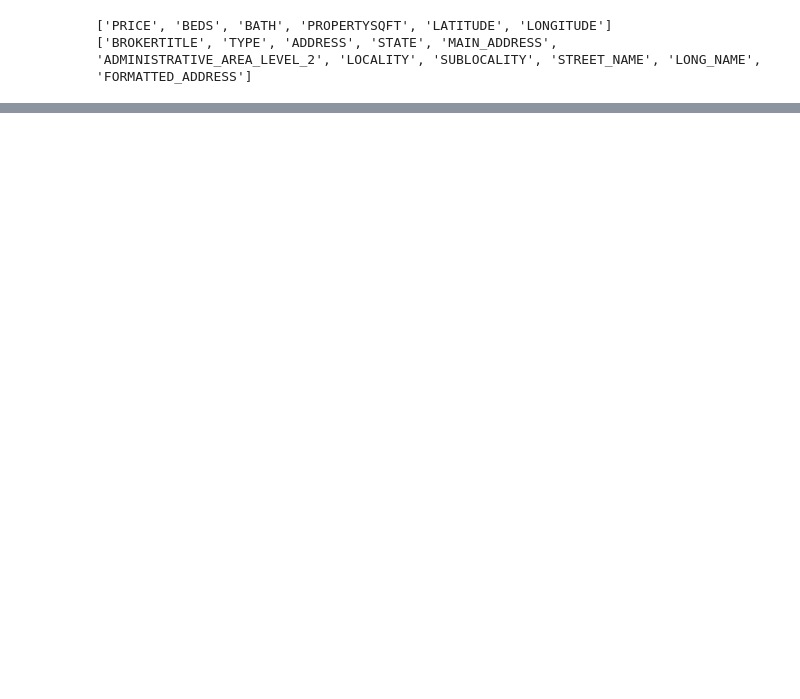
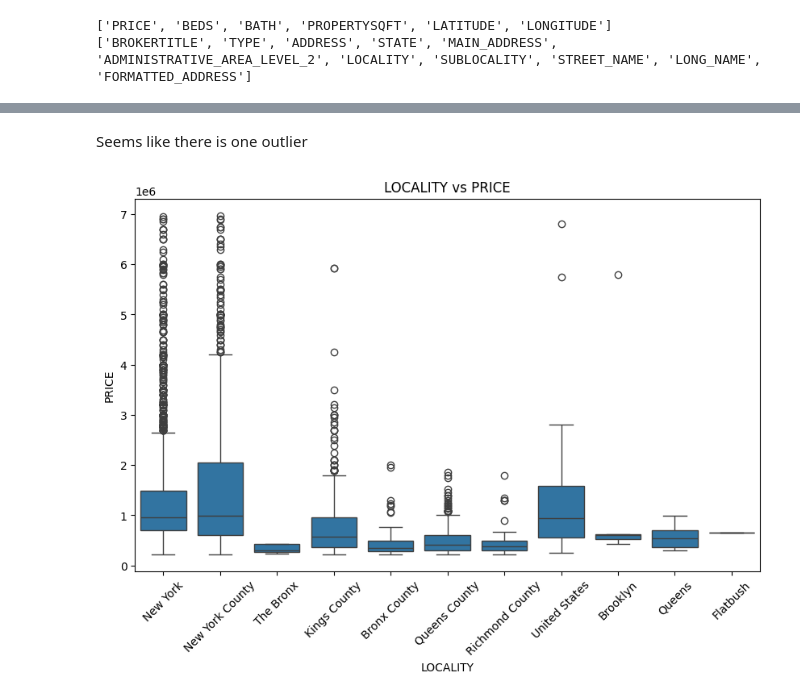
Before and after one commit to amanpreet60/Market_ml_system, a Jupyter notebook: analysis/EDA.ipynb, the cells around one changed output, grey strips where cells are left out. Cells and saved outputs as stored; diff of their text form; code cells hidden in the pictures; blank space fills up the shorter version.

```diff
--- a/analysis/EDA.ipynb
+++ b/analysis/EDA.ipynb
@@ -59,0 +172,11 @@ scatter_plot().my_plot(df,'LATITUDE','LONGITUDE')
+# %% [markdown]
+Seems like there is one outlier
+# %%
+# Bivariate analysis : numerica/numerical
+
+# May have to use log transformation later
+# data is highly skewed
+
+box_plot().my_plot(df,'LOCALITY','PRICE')
+# %% [output]
+[figure, added]
```
Also changed, not shown: parts of 19 cells of this notebook, 2 other files.
